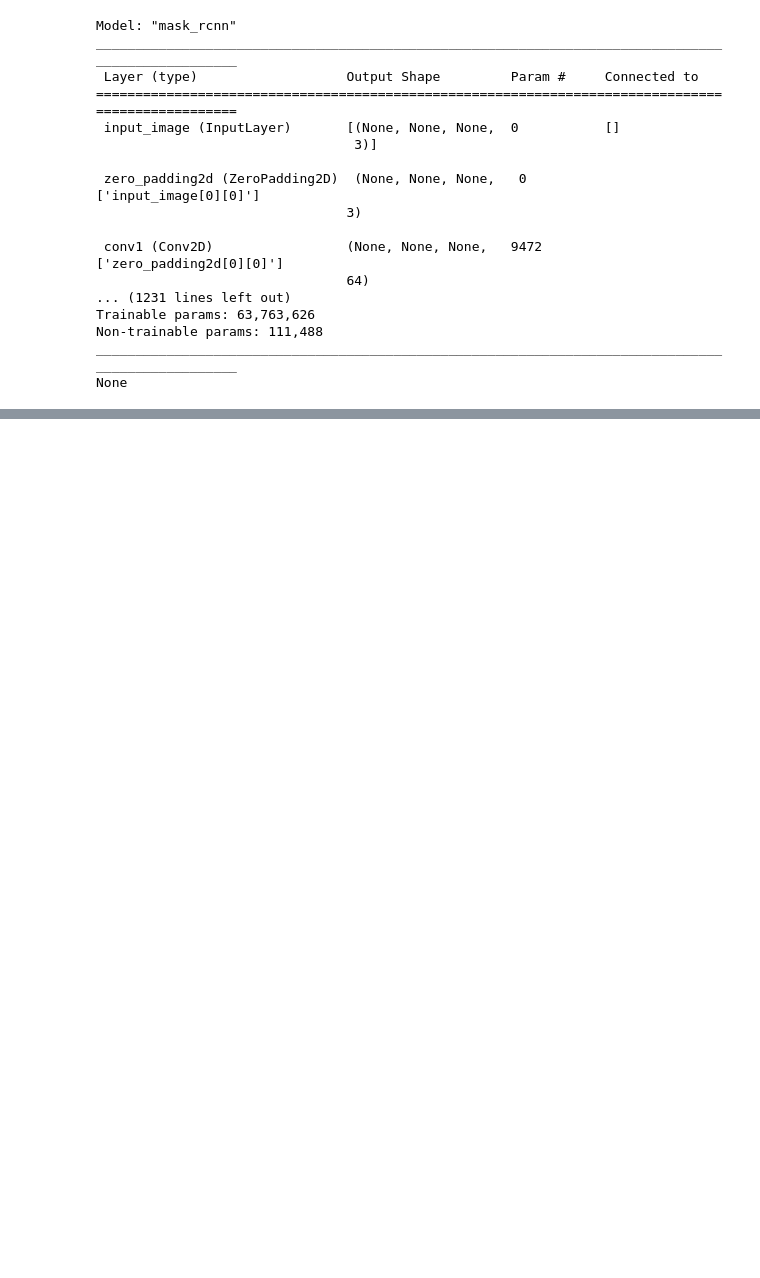
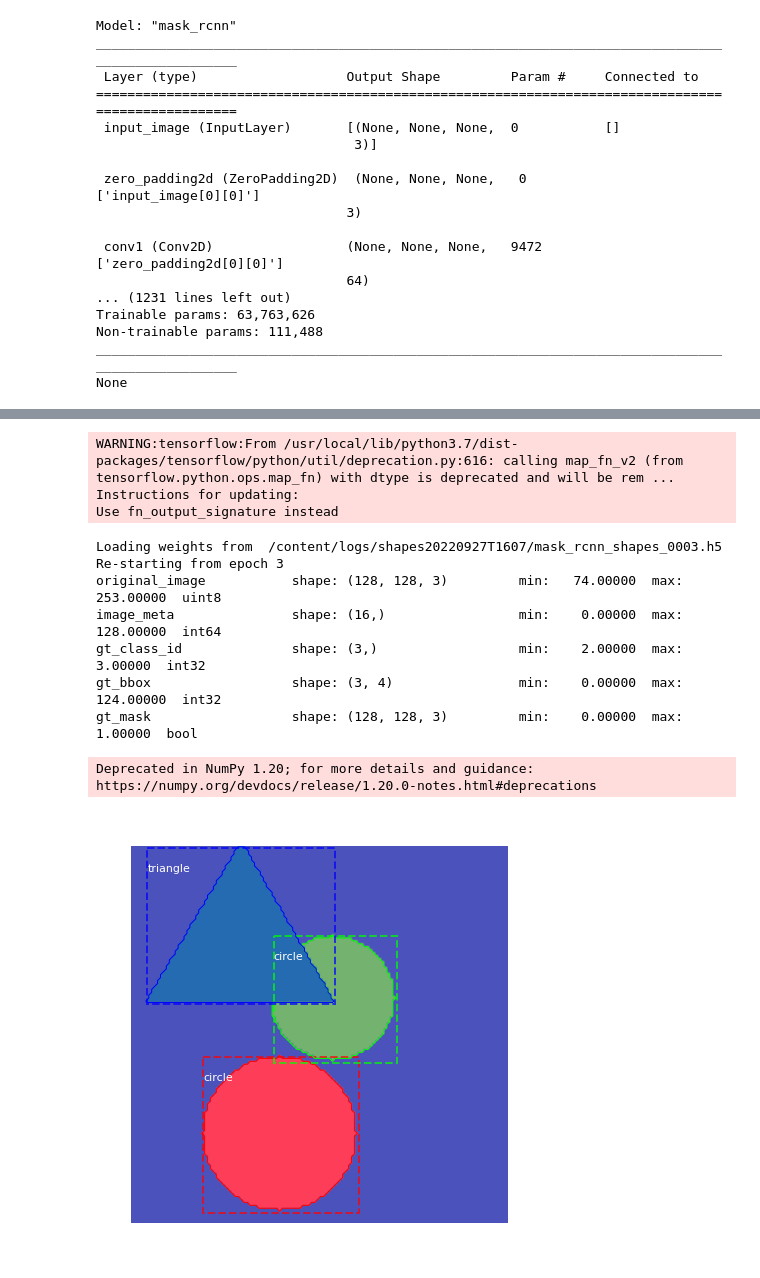
Before and after one commit to KiLJ4EdeN/mrcnn-colab, a Jupyter notebook: maskrcnn_tf2.ipynb, the cells around one changed output, grey strips where cells are left out. Drawn from its saved outputs; the diff is of its cells as text; code cells hidden in the pictures; blank space fills up the shorter version.

Commit message:
update outputs

```diff
--- a/maskrcnn_tf2.ipynb
+++ b/maskrcnn_tf2.ipynb
@@ -4569,6 +4570,9 @@ class ShapesConfig(Config):
     # use small validation steps since the epoch is small
     VALIDATION_STEPS = 5
 
+    # dont use mini mask
+    USE_MINI_MASK = False
+
 config = ShapesConfig()
 config.display()
 # %% [output]
@@ -4806,5 +4806,5 @@ elif init_with == "last":
 # which layers to train by name pattern.
 model.train(dataset_train, dataset_val,
             learning_rate=config.LEARNING_RATE,
-            epochs=1,
+            epochs=2,
             layers='heads')
@@ -4815,5 +5005,5 @@ model.train(dataset_train, dataset_val,
 # train by name pattern.
 model.train(dataset_train, dataset_val,
             learning_rate=config.LEARNING_RATE / 10,
-            epochs=2,
+            epochs=3,
             layers="all")
@@ -4824,34 +5204,47 @@ class InferenceConfig(ShapesConfig):
 
 inference_config = InferenceConfig()
 
 # Recreate the model in inference mode
 model = MaskRCNN(mode="inference",
                  config=inference_config,
                  model_dir=MODEL_DIR)
 
 # Get path to saved weights
 # Either set a specific path or find last trained weights
 # model_path = os.path.join(ROOT_DIR, ".h5 file name here")
 model_path = model.find_last()
 
 # Load trained weights
 print("Loading weights from ", model_path)
 model.load_weights(model_path, by_name=True)
 
 # Test on a random image
 image_id = random.choice(dataset_val.image_ids)
 original_image, image_meta, gt_class_id, gt_bbox, gt_mask =\
     load_image_gt(dataset_val, inference_config,
-                           image_id, use_mini_mask=False)
+                           image_id)
 
 log("original_image", original_image)
 log("image_meta", image_meta)
 log("gt_class_id", gt_class_id)
 log("gt_bbox", gt_bbox)
 log("gt_mask", gt_mask)
 
 display_instances(original_image, gt_bbox, gt_mask, gt_class_id,
                   dataset_train.class_names, figsize=(8, 8))
+# %% [output]
+WARNING:tensorflow:From /usr/local/lib/python3.7/dist-packages/tensorflow/python/util/deprecation.py:616: calling map_fn_v2 (from tensorflow.python.ops.map_fn) with dtype is deprecated and will be rem ...
+Instructions for updating:
+Use fn_output_signature instead
+Loading weights from  /content/logs/shapes20220927T1607/mask_rcnn_shapes_0003.h5
+Re-starting from epoch 3
+original_image           shape: (128, 128, 3)         min:   74.00000  max:  253.00000  uint8
+image_meta               shape: (16,)                 min:    0.00000  max:  128.00000  int64
+gt_class_id              shape: (3,)                  min:    2.00000  max:    3.00000  int32
+gt_bbox                  shape: (3, 4)                min:    0.00000  max:  124.00000  int32
+gt_mask                  shape: (128, 128, 3)         min:    0.00000  max:    1.00000  bool
+Deprecated in NumPy 1.20; for more details and guidance: https://numpy.org/devdocs/release/1.20.0-notes.html#deprecations
+[figure, added]
 # %%
 results = model.detect([original_image], verbose=1)
 
```
Also changed, not shown: parts of 8 cells of this notebook.
